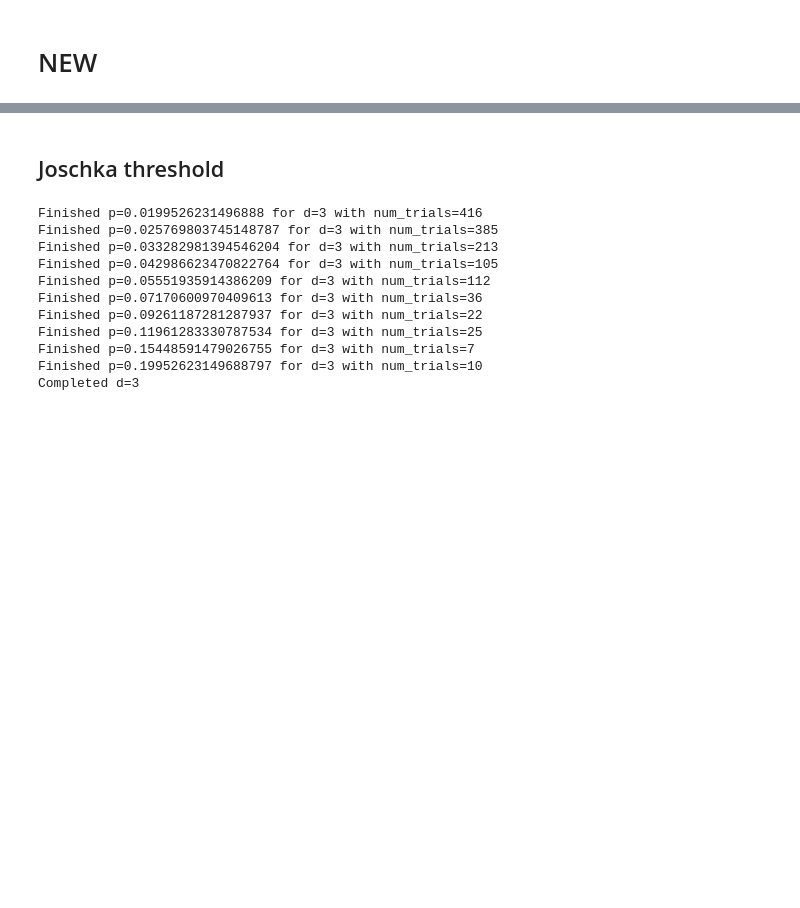
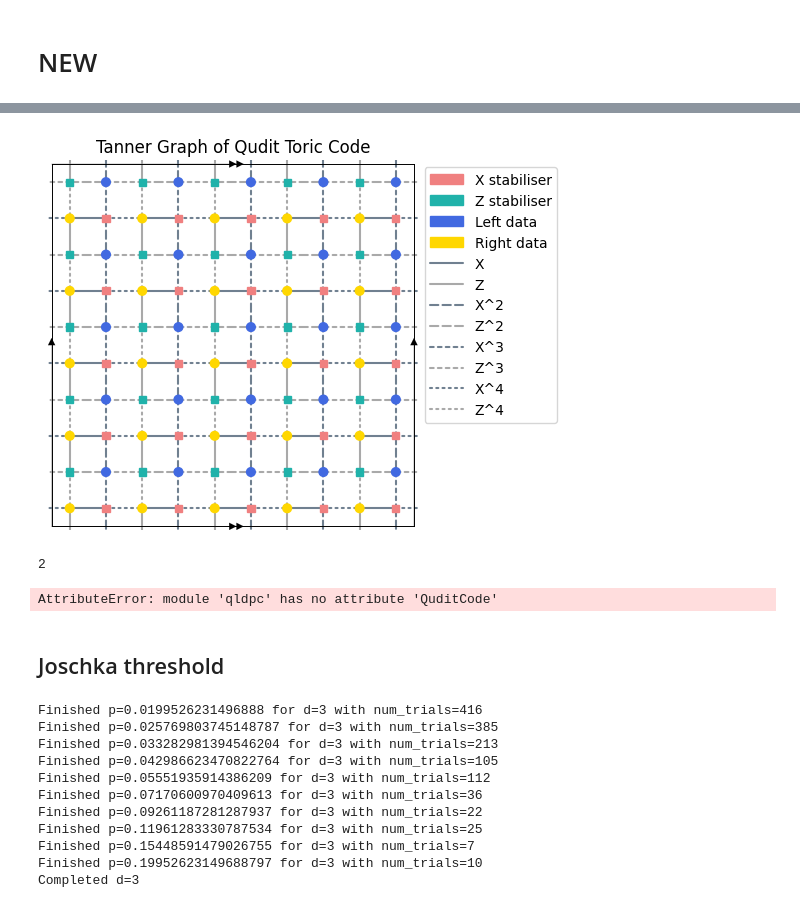
Before and after one commit to e-kneip/bbqudit, a Jupyter notebook: bbq/last_chance.ipynb, the cells around one changed output, grey strips where cells are left out. Cells and saved outputs as stored; diff of their text form; code cells hidden in the pictures; blank space fills up the shorter version.

```diff
--- a/bbq/last_chance.ipynb
+++ b/bbq/last_chance.ipynb
@@ -60,0 +218,11 @@ plt.title('Qudit Toric Code (3x3) under Code Capacity');
+# %%
+c = Polynomial(5, np.array([[1, 0], [4, 0]]))
+d = Polynomial(5, np.array([[3, 2], [0, 0]]))
+bb_5 = BivariateBicycle(c, d, 5, 5, 2, 'Qudit Toric Code')
+bb_5.draw()
+# %% [output]
+[figure, added]
+# %%
+len(bb_5.x_logicals)
+# %% [output]
+2
@@ -61,3 +234,18 @@ plt.title('Qudit Toric Code (3x3) under Code Capacity');
+# %%
+qldpc.QuditCode(
+    code=bb_5,
+    code_type='toric',
+    n=bb_5.n,
+    d=bb_5.d,
+    k=bb_5.k,
+    q=5,
+    hx=hx,
+    hy=bb_5.hy,
+    x_logicals=bb_5.x_logicals,
+    y_logicals=bb_5.y_logicals,
+)
+# %% [output]
+AttributeError: module 'qldpc' has no attribute 'QuditCode'
 # %% [markdown]
 ## Joschka threshold
 # %%
```
Also changed, not shown: parts of 10 cells of this notebook, 2 other files.
